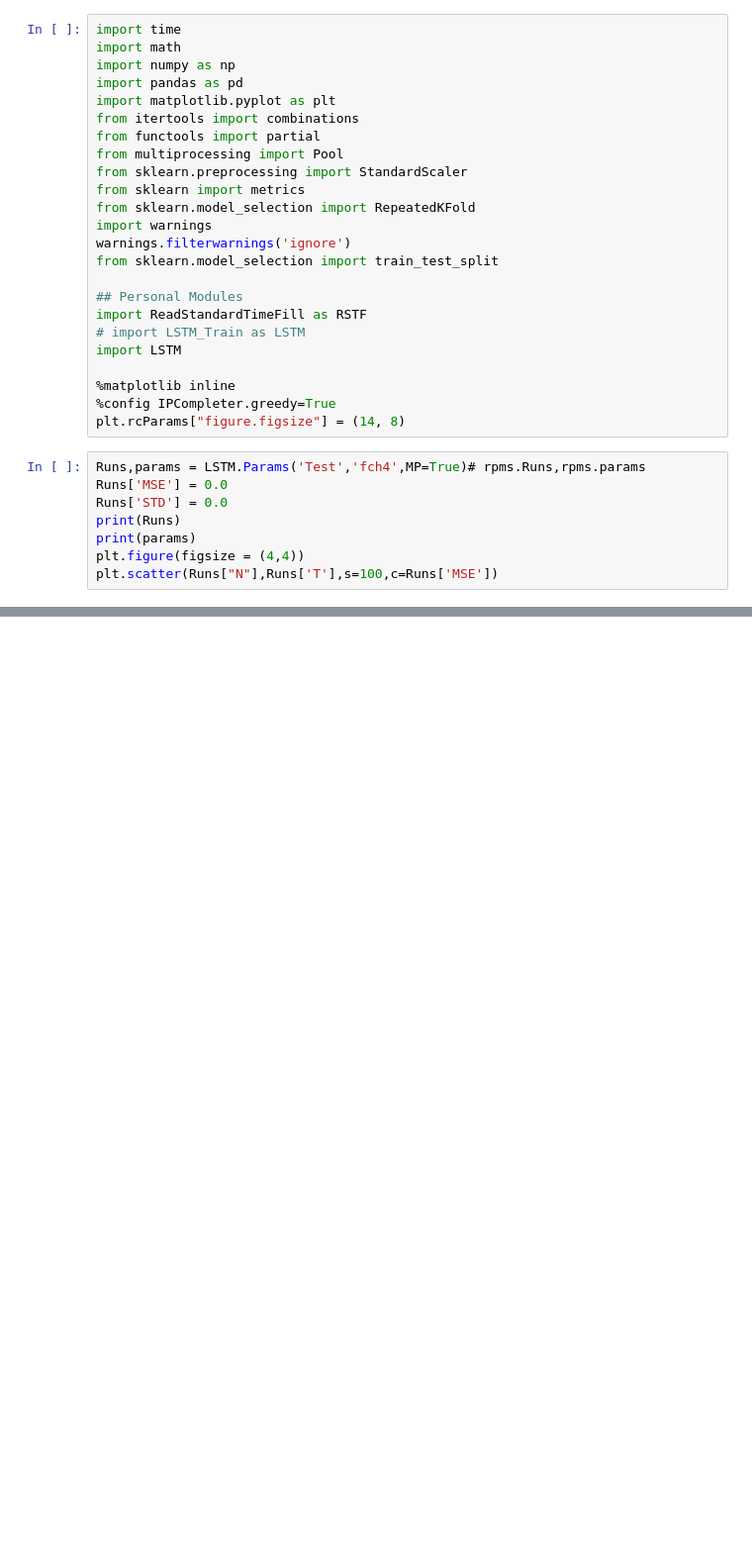
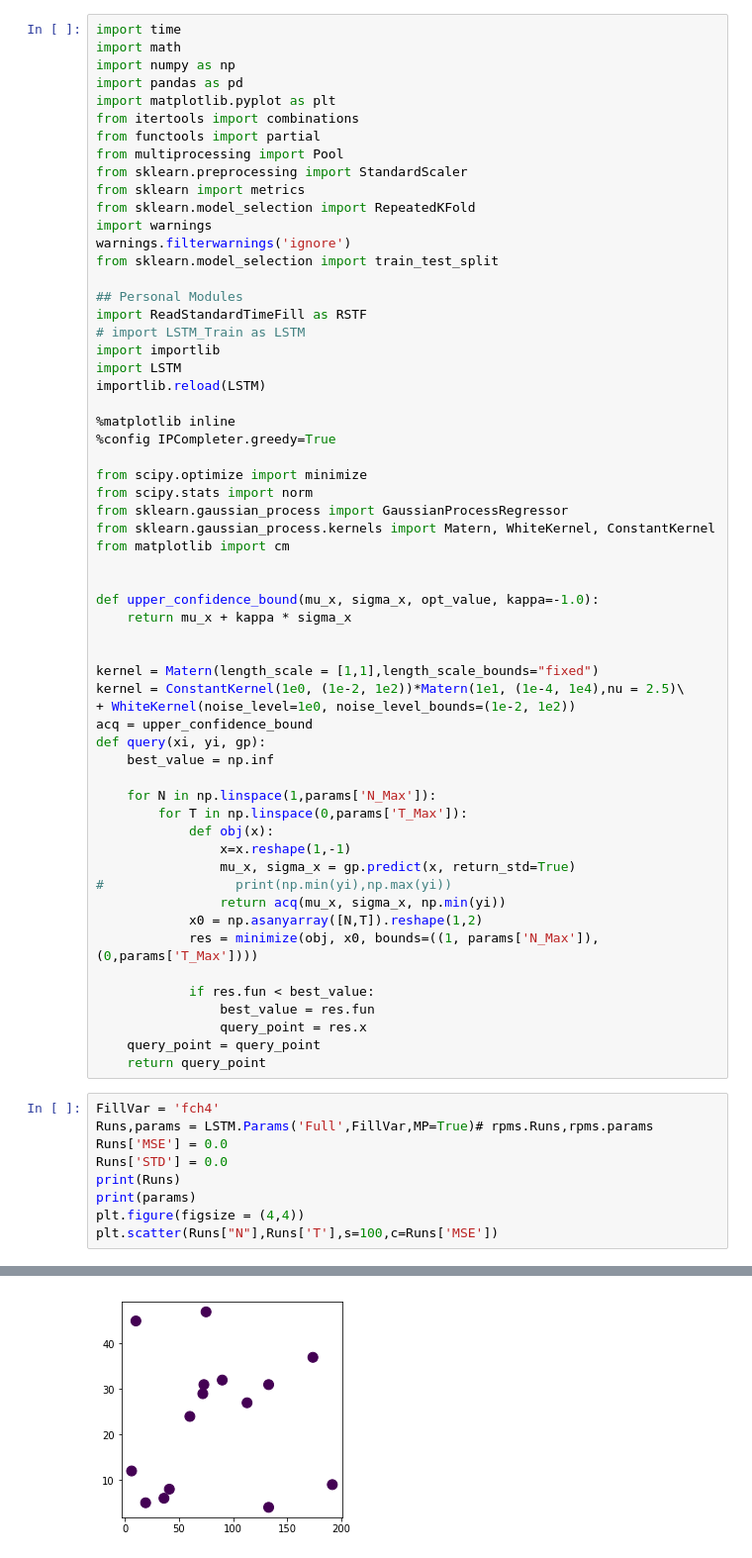
Before and after one commit to June-Skeeter/ML_GapFilling, a Jupyter notebook: MultiLayerModel.ipynb, the cells around one changed output, grey strips where cells are left out. Shown at 99% size. Saved outputs shown, nothing was run; the diff lists cells and outputs as text; blank space fills up the shorter version.

```diff
--- a/MultiLayerModel.ipynb
+++ b/MultiLayerModel.ipynb
@@ -17,16 +17,53 @@ from sklearn.model_selection import train_test_split
 ## Personal Modules
 import ReadStandardTimeFill as RSTF
 # import LSTM_Train as LSTM
+import importlib
 import LSTM
+importlib.reload(LSTM)
 
 %matplotlib inline
 %config IPCompleter.greedy=True
-plt.rcParams["figure.figsize"] = (14, 8)
+
+from scipy.optimize import minimize
+from scipy.stats import norm
+from sklearn.gaussian_process import GaussianProcessRegressor
+from sklearn.gaussian_process.kernels import Matern, WhiteKernel, ConstantKernel
+from matplotlib import cm
+
+
+def upper_confidence_bound(mu_x, sigma_x, opt_value, kappa=-1.0):
+    return mu_x + kappa * sigma_x
+
+
+kernel = Matern(length_scale = [1,1],length_scale_bounds="fixed")
+kernel = ConstantKernel(1e0, (1e-2, 1e2))*Matern(1e1, (1e-4, 1e4),nu = 2.5)\
++ WhiteKernel(noise_level=1e0, noise_level_bounds=(1e-2, 1e2))
+acq = upper_confidence_bound
+def query(xi, yi, gp):
+    best_value = np.inf
+
+    for N in np.linspace(1,params['N_Max']):
+        for T in np.linspace(0,params['T_Max']):
+            def obj(x):
+                x=x.reshape(1,-1)
+                mu_x, sigma_x = gp.predict(x, return_std=True)
+#                 print(np.min(yi),np.max(yi))
+                return acq(mu_x, sigma_x, np.min(yi))
+            x0 = np.asanyarray([N,T]).reshape(1,2)
+            res = minimize(obj, x0, bounds=((1, params['N_Max']),(0,params['T_Max'])))
+
+            if res.fun < best_value:
+                best_value = res.fun
+                query_point = res.x
+    query_point = query_point
+    return query_point
 # %%
-Runs,params = LSTM.Params('Test','fch4',MP=True)# rpms.Runs,rpms.params
+FillVar = 'fch4'
+Runs,params = LSTM.Params('Full',FillVar,MP=True)# rpms.Runs,rpms.params
 Runs['MSE'] = 0.0
 Runs['STD'] = 0.0
 print(Runs)
 print(params)
 plt.figure(figsize = (4,4))
 plt.scatter(Runs["N"],Runs['T'],s=100,c=Runs['MSE'])
+# %% [output]
@@ -32,0 +88 @@ plt.scatter(Runs["N"],Runs['T'],s=100,c=Runs['MSE'])
+[figure, added]
```
Also changed, not shown: parts of 10 cells of this notebook, 1 other file.
